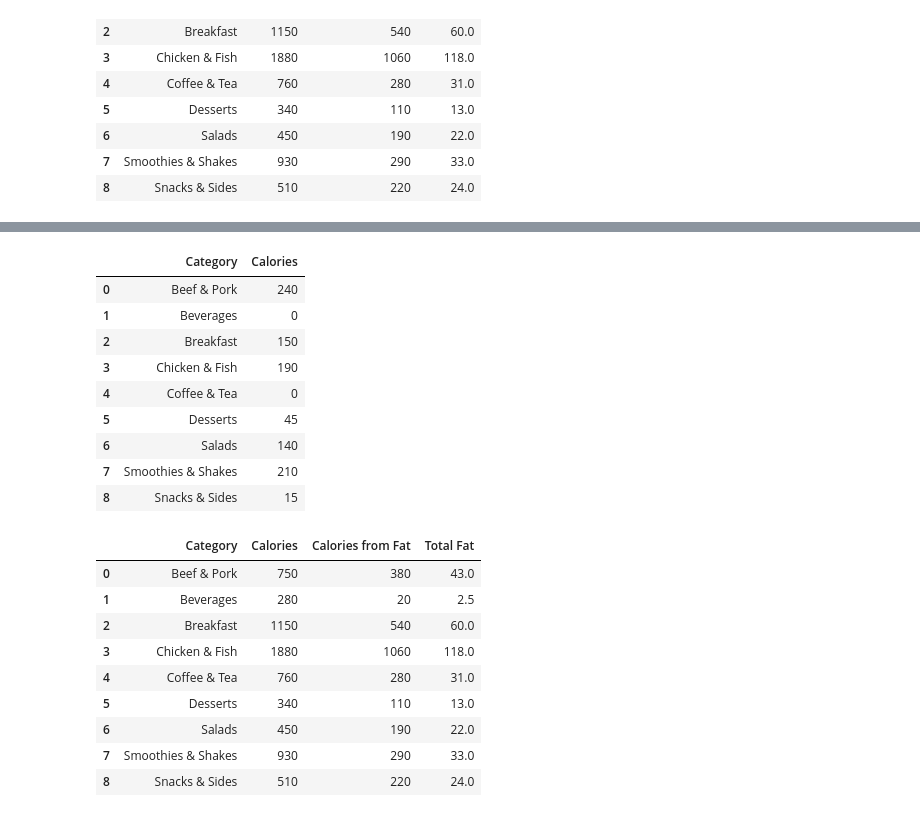
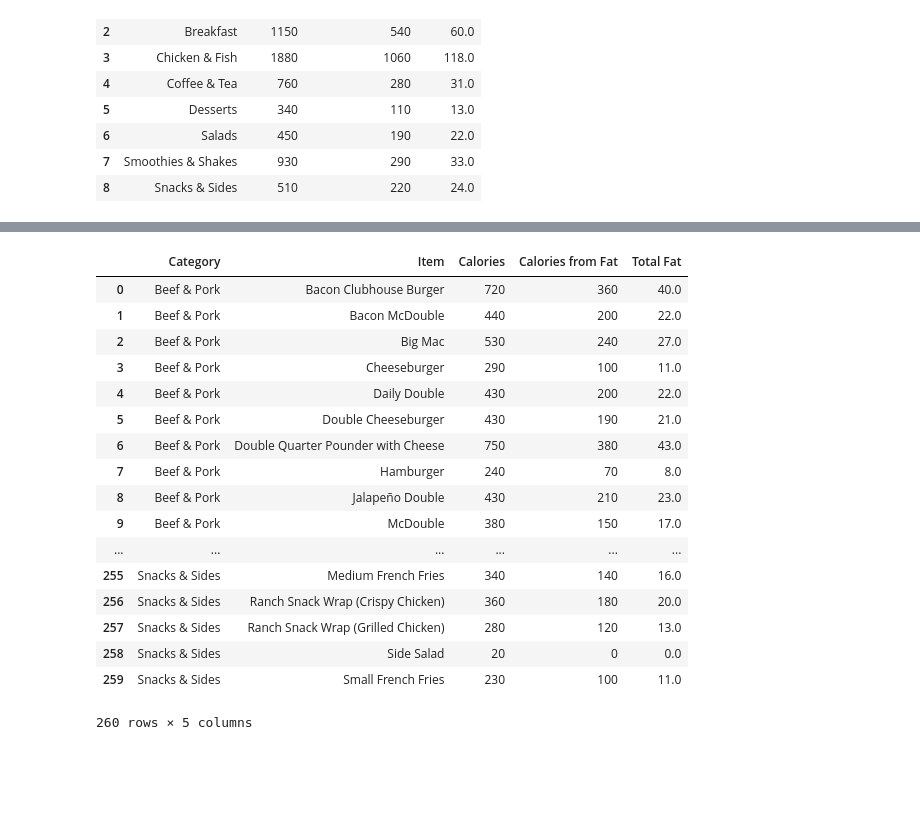
Before and after one commit to ipatel467/McDonald-s-Menu, a Jupyter notebook: Index.ipynb, the cells around one changed output, grey strips where cells are left out. Saved outputs shown, nothing was run; the diff lists cells and outputs as text; code cells hidden in the pictures; blank space fills up the shorter version.

```diff
--- a/Index.ipynb
+++ b/Index.ipynb
@@ -251,26 +264,21 @@ df.groupby('Category').agg({'Calories':'max','Calories from Fat':'max','Total Fa
 # %%
-df.groupby('Category').agg({'Calories':'max','Calories from Fat':'max','Total Fat':'max'}).reset_index()
+df.groupby(['Category', 'Item']).agg({'Calories':'max','Calories from Fat':'max','Total Fat':'max'}).reset_index()
 # %% [output]
-|  | Category | Calories |
-| 0 | Beef & Pork | 240 |
-| 1 | Beverages | 0 |
-| 2 | Breakfast | 150 |
-| 3 | Chicken & Fish | 190 |
-| 4 | Coffee & Tea | 0 |
-| 5 | Desserts | 45 |
-| 6 | Salads | 140 |
-| 7 | Smoothies & Shakes | 210 |
-| 8 | Snacks & Sides | 15 |
+|  | Category | Item | Calories | Calories from Fat | Total Fat |
+| 0 | Beef & Pork | Bacon Clubhouse Burger | 720 | 360 | 40.0 |
+| 1 | Beef & Pork | Bacon McDouble | 440 | 200 | 22.0 |
+| 2 | Beef & Pork | Big Mac | 530 | 240 | 27.0 |
+| 3 | Beef & Pork | Cheeseburger | 290 | 100 | 11.0 |
+| 4 | Beef & Pork | Daily Double | 430 | 200 | 22.0 |
+| 5 | Beef & Pork | Double Cheeseburger | 430 | 190 | 21.0 |
+| 6 | Beef & Pork | Double Quarter Pounder with Cheese | 750 | 380 | 43.0 |
+| 7 | Beef & Pork | Hamburger | 240 | 70 | 8.0 |
+| 8 | Beef & Pork | Jalapeño Double | 430 | 210 | 23.0 |
+| 9 | Beef & Pork | McDouble | 380 | 150 | 17.0 |
+| ... | ... | ... | ... | ... | ... |
+| 255 | Snacks & Sides | Medium French Fries | 340 | 140 | 16.0 |
+| 256 | Snacks & Sides | Ranch Snack Wrap (Crispy Chicken) | 360 | 180 | 20.0 |
+| 257 | Snacks & Sides | Ranch Snack Wrap (Grilled Chicken) | 280 | 120 | 13.0 |
+| 258 | Snacks & Sides | Side Salad | 20 | 0 | 0.0 |
+| 259 | Snacks & Sides | Small French Fries | 230 | 100 | 11.0 |
+260 rows × 5 columns
-# %%
-df.groupby('Category').agg({'Calories':'max','Calories from Fat':'max','Total Fat':'max'}).reset_index()
-# %% [output]
-|  | Category | Calories | Calories from Fat | Total Fat |
-| 0 | Beef & Pork | 750 | 380 | 43.0 |
-| 1 | Beverages | 280 | 20 | 2.5 |
-| 2 | Breakfast | 1150 | 540 | 60.0 |
-| 3 | Chicken & Fish | 1880 | 1060 | 118.0 |
-| 4 | Coffee & Tea | 760 | 280 | 31.0 |
-| 5 | Desserts | 340 | 110 | 13.0 |
-| 6 | Salads | 450 | 190 | 22.0 |
-| 7 | Smoothies & Shakes | 930 | 290 | 33.0 |
-| 8 | Snacks & Sides | 510 | 220 | 24.0 |
```
Also changed, not shown: parts of 3 cells of this notebook.
